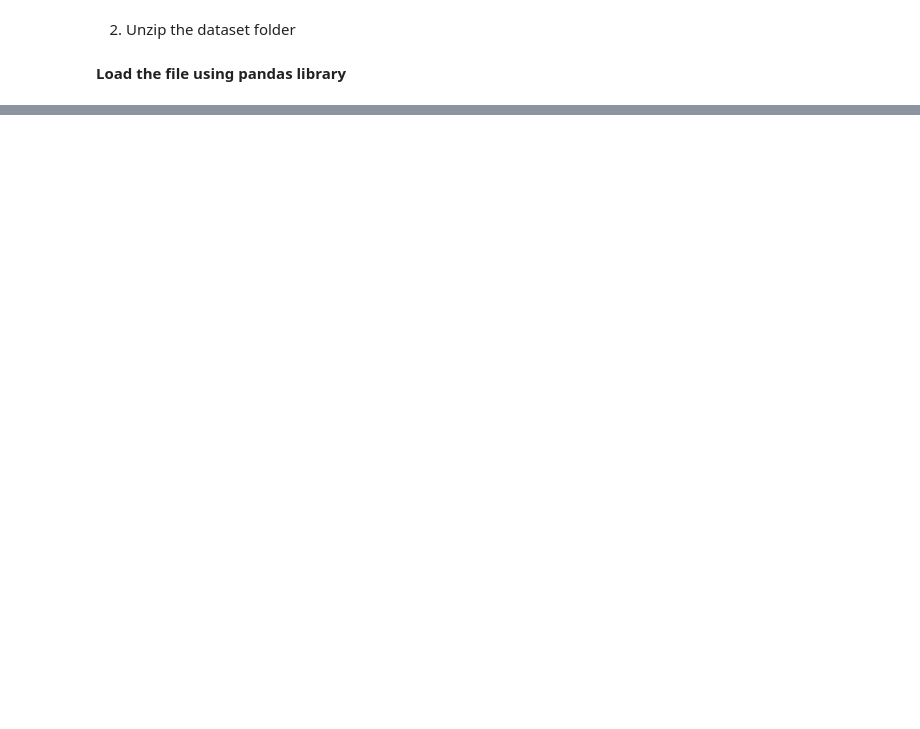
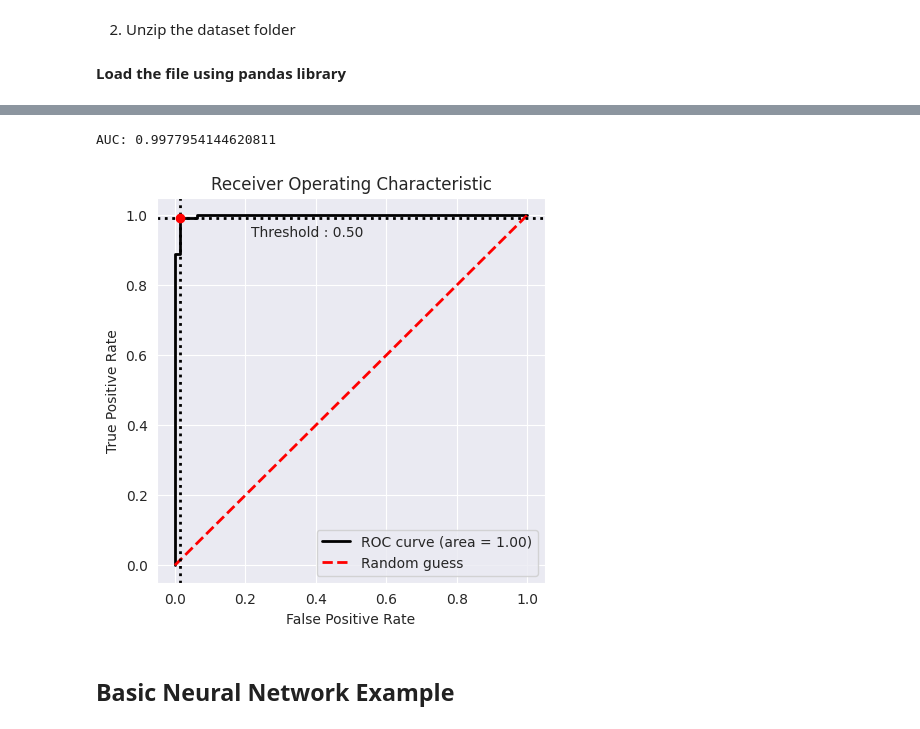
Before and after one commit to ML4SCI/DeepLearnHackathon, a Jupyter notebook: HiggsBosonClassificationChallenge/higgs_classification.ipynb, the cells around one changed output, grey strips where cells are left out. Saved outputs shown, nothing was run; the diff lists cells and outputs as text; code cells hidden in the pictures; blank space fills up the shorter version.

```diff
--- a/HiggsBosonClassificationChallenge/higgs_classification.ipynb
+++ b/HiggsBosonClassificationChallenge/higgs_classification.ipynb
@@ -100,0 +184,4 @@ for triaxis in axes:
+# %%
+dataset = load_breast_cancer() #Use the Higgs dataset for the hackathon
+X = dataset["data"]
+y = dataset["target"]
@@ -101,5 +194,8 @@ for triaxis in axes:
+# %%
+X_train, X_test, y_train, y_test = train_test_split(X, y, test_size=0.3, random_state=42)
 # %%
 classifier = AdaBoostClassifier(
     DecisionTreeClassifier(max_depth=1),
-    n_estimators=200
+    n_estimators=200,
+    random_state=42
 )
@@ -142,3 +209,5 @@ predictions = classifier.predict(X_test)
+# %%
+y_hat = classifier.predict_proba(X_test)[:, 1]
 # %%
 confusion_matrix(y_test, predictions)
 # %% [output]
@@ -270,0 +243,16 @@ Sergei V. Gleyzer *(University of Alabama)*
+# %%
+from plot_metric.functions import BinaryClassification
+import matplotlib.pyplot as plt
+# Visualisation with plot_metric
+bc = BinaryClassification(y_test, y_hat, labels=["Class 1", "Class 2"])
+
+# Figures
+plt.figure(figsize=(5,5))
+_,_,_,auc = bc.plot_roc_curve()
+print("AUC:", auc)
+plt.show()
+# %% [output]
+AUC: 0.9977954144620811
+[figure, added]
+# %% [markdown]
+## Basic Neural Network Example
```
Also changed, not shown: parts of 79 cells of this notebook.
